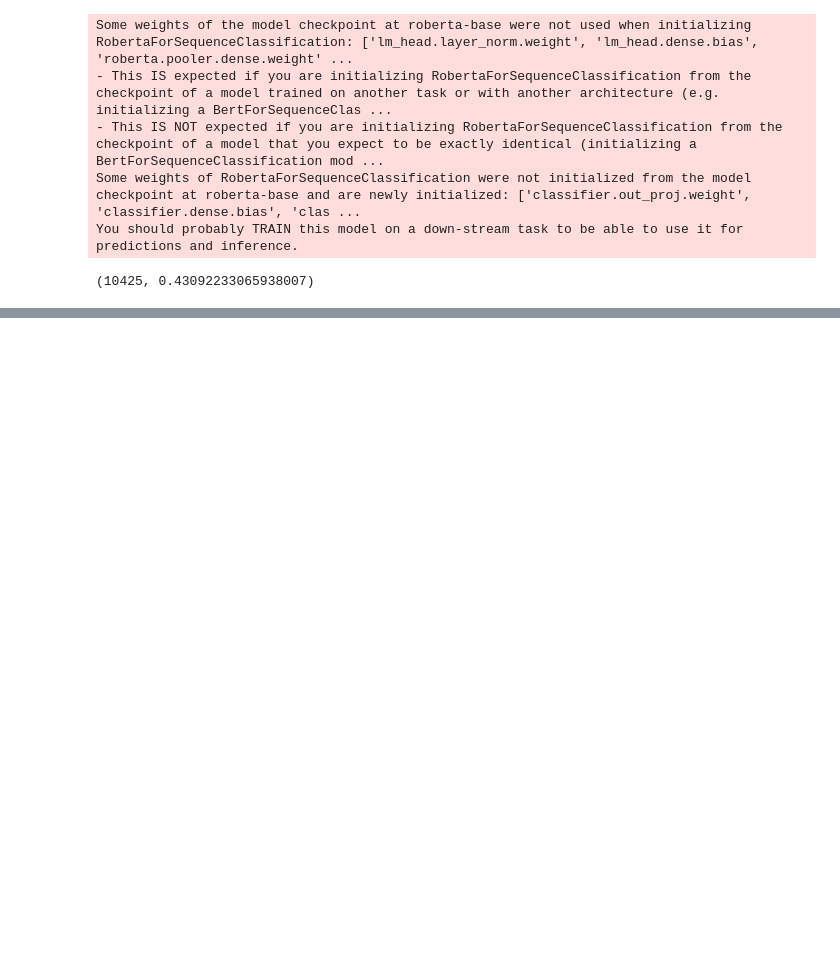
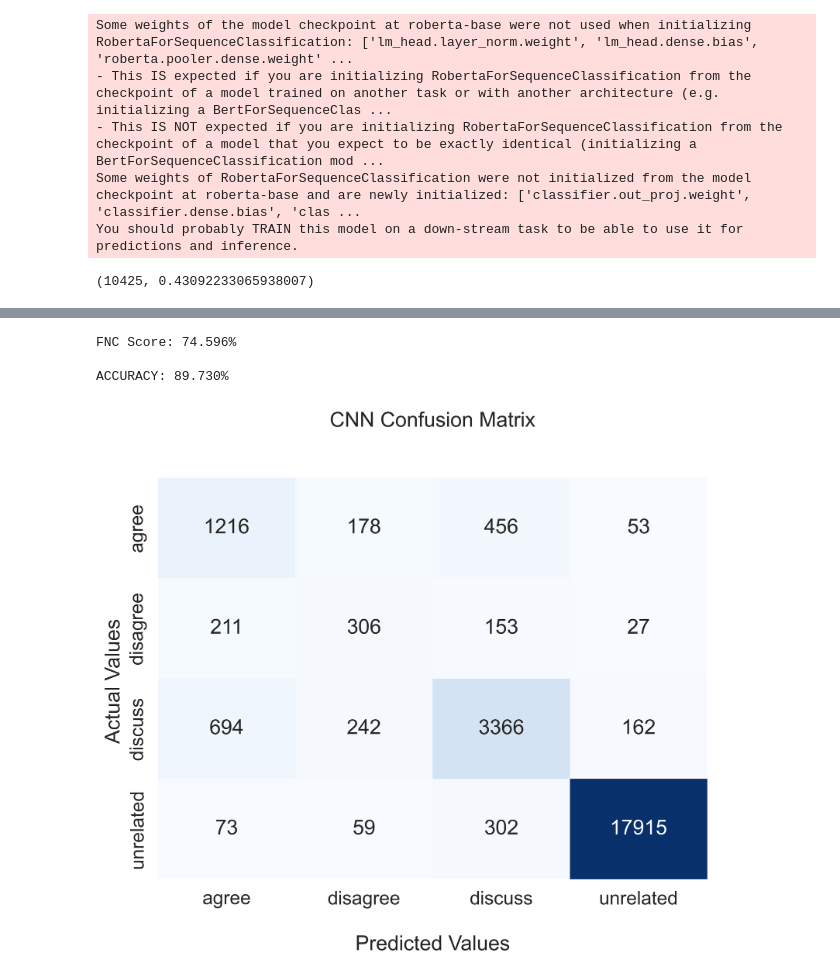
Before and after one commit to thomasvant/ir-nlp, a Jupyter notebook: CNN_run.ipynb, the cells around one changed output, grey strips where cells are left out. Saved outputs shown, nothing was run; the diff lists cells and outputs as text; code cells hidden in the pictures; blank space fills up the shorter version.

```diff
--- a/CNN_run.ipynb
+++ b/CNN_run.ipynb
@@ -78,0 +86,62 @@ calculate_f1_scores(preds_test, labels_test)
+# %%
+import seaborn as sns
+import matplotlib.pyplot as plt
+
+# Labels in numeric and string formats
+LABELS = [0, 1, 2, 3]
+LABELSTEXT = ['agree', 'disagree', 'discuss', 'unrelated']
+
+# Labels that should get higher FNC score if correctly predicted as related
+RELATED = [0, 1, 2]
+
+# Calculate accuracy from confusion matrix
+def accuracy_score(cm):
+    hit = 0
+    total = 0
+    for i, row in enumerate(cm):
+        hit += row[i]
+        total += sum(row)
+    print("ACCURACY: {:.3f}".format((hit / total)*100) + "%")
+
+# Calculate FNC score
+def fnc_score_cm(predicted_labels, target):
+    score = 0.0
+    cm = [[0, 0, 0, 0],
+          [0, 0, 0, 0],
+          [0, 0, 0, 0],
+          [0, 0, 0, 0]]
+    for i, (g, t) in enumerate(zip(target, predicted_labels)):
+            if g == t:
+                score += 0.25
+                if g != 3:
+                    score += 0.50
+            if g in RELATED and t in RELATED:
+                score += 0.25
+
+            cm[g][t] += 1
+    return score,  cm
+
+# Confusion matrix and FNC-1 score
+fnc_score, cm_test = fnc_score_cm(preds_test, labels_test)
+print("FNC Score: {:.3f}".format(100/13204.75*fnc_score) + "% \n")
+
+# Retrieve accuracy score from confusion matrix
+accuracy_score(cm_test)
+
+# Plot heatmap of confusion matrix
+plt.figure(figsize = (8,6),dpi = 600)
+
+sns.set(font_scale=1.4)
+ax = sns.heatmap(cm_test, annot=True, cmap='Blues', fmt='g',cbar=False,)
+ax.set_title('CNN Confusion Matrix\n\n');
+ax.set_xlabel('\nPredicted Values')
+ax.set_ylabel('Actual Values ');
+ax.xaxis.set_ticklabels(LABELSTEXT)
+ax.yaxis.set_ticklabels(LABELSTEXT)
+
+plt.show()
+# %% [output]
+FNC Score: 74.596%
+
+ACCURACY: 89.730%
+[figure, added]
```
Also changed, not shown: parts of 3 cells of this notebook, 1 other file.
